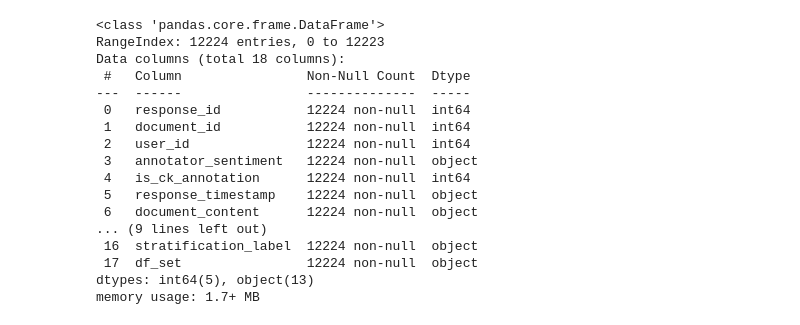
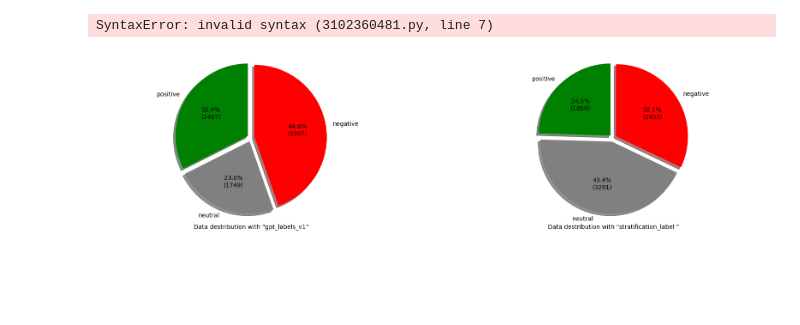
Before and after one commit to DenysZakharovGH/NPL-awesome-ukrainian, a Jupyter notebook: Untitled.ipynb, the cells around one changed output. Cells and saved outputs as stored; diff of their text form; code cells hidden in the pictures; blank space fills up the shorter version.

Commit message:
Data destribution with grafic or pie chart

```diff
--- a/Untitled.ipynb
+++ b/Untitled.ipynb
@@ -11,24 +21,66 @@ print(ds["train"][0])
 # %%
-
 df = ds["train"].to_pandas()
 #df.head()
 
-df.info()
+#df.info()
+#print(df.head())
+
+only_ukrainian_df_no_null = df[df["stratification_label"].nonull()]
+
+#["stratification_label"].isna()
+
+only_ukrainian_df_draft = only_ukrainian_df_no_null[only_ukrainian_df_no_null["language"] == "ua"]
+
+only_ukrainian_df = only_ukrainian_df_draft.reset_index(drop=True)
+
+only_ukrainian_df["stratification_label"] = only_ukrainian_df["stratification_label"].map({"neutral_ua": 0, "positive_ua": 1, "negative_ua": -1})
+only_ukrainian_df["gpt_labels_v1"] =        only_ukrainian_df["gpt_labels_v1"].map(       {"neutral": 0, "positive": 1, "negative": -1})
+
+print(only_ukrainian_df.head())
+#only_ukrainian_df.info()
 # %% [output]
-<class 'pandas.core.frame.DataFrame'>
-RangeIndex: 12224 entries, 0 to 12223
-Data columns (total 18 columns):
- #   Column                Non-Null Count  Dtype
----  ------                --------------  -----
- 0   response_id           12224 non-null  int64
- 1   document_id           12224 non-null  int64
- 2   user_id               12224 non-null  int64
- 3   annotator_sentiment   12224 non-null  object
- 4   is_ck_annotation      12224 non-null  int64
- 5   response_timestamp    12224 non-null  object
- 6   document_content      12224 non-null  object
-... (9 lines left out)
- 16  stratification_label  12224 non-null  object
- 17  df_set                12224 non-null  object
-dtypes: int64(5), object(13)
-memory usage: 1.7+ MB
+SyntaxError: invalid syntax (3102360481.py, line 7)
+# %%
+#1.2 Data destribution with grafic or pie chart # tran vs test # tumor vs no tumor
+
+def autopct_format(pct, allvals):
+    absolute = int(round(pct/100.*sum(allvals)))
+    return f"{pct:.1f}%\n({absolute})"
+
+fig, axes = plt.subplots(ncols=2, figsize=(20, 5))
+
+positive_amount = only_ukrainian_df[only_ukrainian_df["gpt_labels_v1"] == 1]
+neutral_amount  = only_ukrainian_df[only_ukrainian_df["gpt_labels_v1"] == 0]
+negative_amount = only_ukrainian_df[only_ukrainian_df["gpt_labels_v1"] == -1]
+
+labels = ['positive', 'neutral', 'negative']
+sizes = [len(positive_amount), len(neutral_amount), len(negative_amount),]
+colors = ['green','grey', "red"]
+explode = (0.05, 0.05, 0.05)
+
+axes[0].pie(sizes, labels=labels, colors=colors,
+        autopct= lambda pct: autopct_format(pct, sizes),
+        startangle=90, explode=explode, shadow=True)
+
+axes[0].set_xlabel('Data destribution with "gpt_labels_v1"')
+axes[0].axis('equal')
+
+positive_amount = only_ukrainian_df[only_ukrainian_df["stratification_label"] == 1]
+neutral_amount  = only_ukrainian_df[only_ukrainian_df["stratification_label"] == 0]
+negative_amount = only_ukrainian_df[only_ukrainian_df["stratification_label"] == -1]
+
+labels = ['positive', 'neutral', 'negative']
+sizes = [len(positive_amount), len(neutral_amount), len(negative_amount),]
+colors = ['green','grey', "red"]
+explode = (0.05, 0.05, 0.05)
+
+axes[1].pie(sizes, labels=labels, colors=colors,
+        autopct= lambda pct: autopct_format(pct, sizes),
+        startangle=90, explode=explode, shadow=True)
+
+axes[1].set_xlabel('Data destribution with "stratification_label "')
+axes[1].axis('equal')
+
+plt.show()
+# %% [output]
+[figure, added]
```
Also changed, not shown: parts of 6 cells of this notebook.
